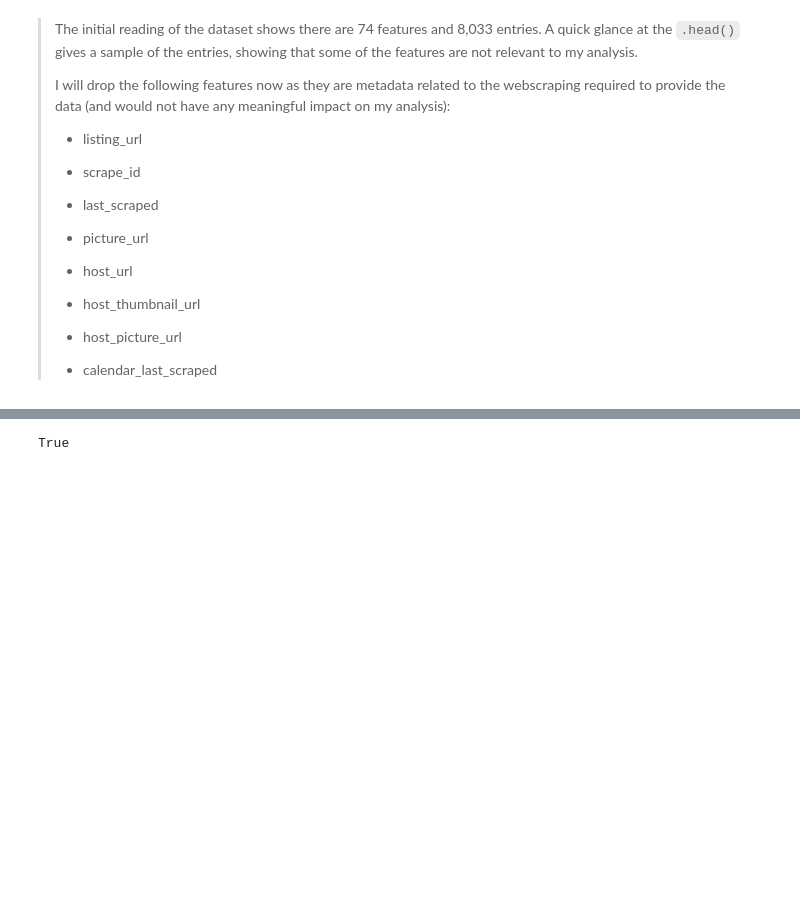
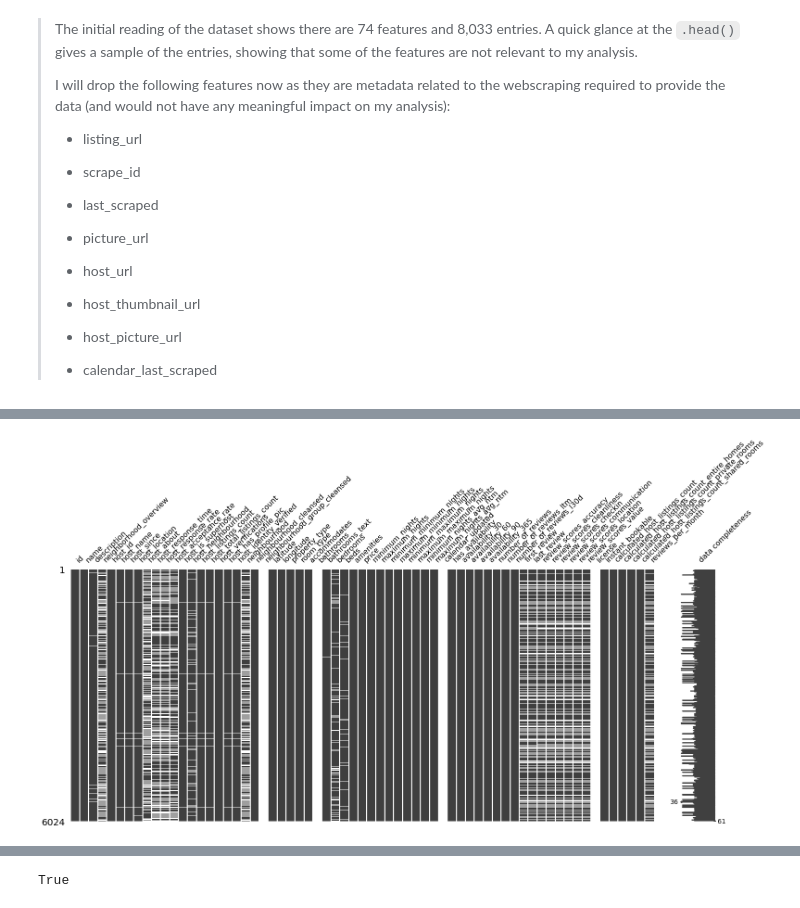
Before and after one commit to BenJMcCarty/Helping_Your_Hosts, a Jupyter notebook: Main.ipynb, the cells around one changed output, grey strips where cells are left out. Drawn from its saved outputs; the diff is of its cells as text; code cells hidden in the pictures; blank space fills up the shorter version.

```diff
--- a/Main.ipynb
+++ b/Main.ipynb
@@ -172,0 +229,7 @@ cf.report_df(df)
+# %%
+## Visually inspecting missing values
+import missingno as missno
+
+missno.matrix(X_train, labels=True);
+# %% [output]
+[figure, added]
```
Also changed, not shown: parts of 35 cells of this notebook, 1 other file.
